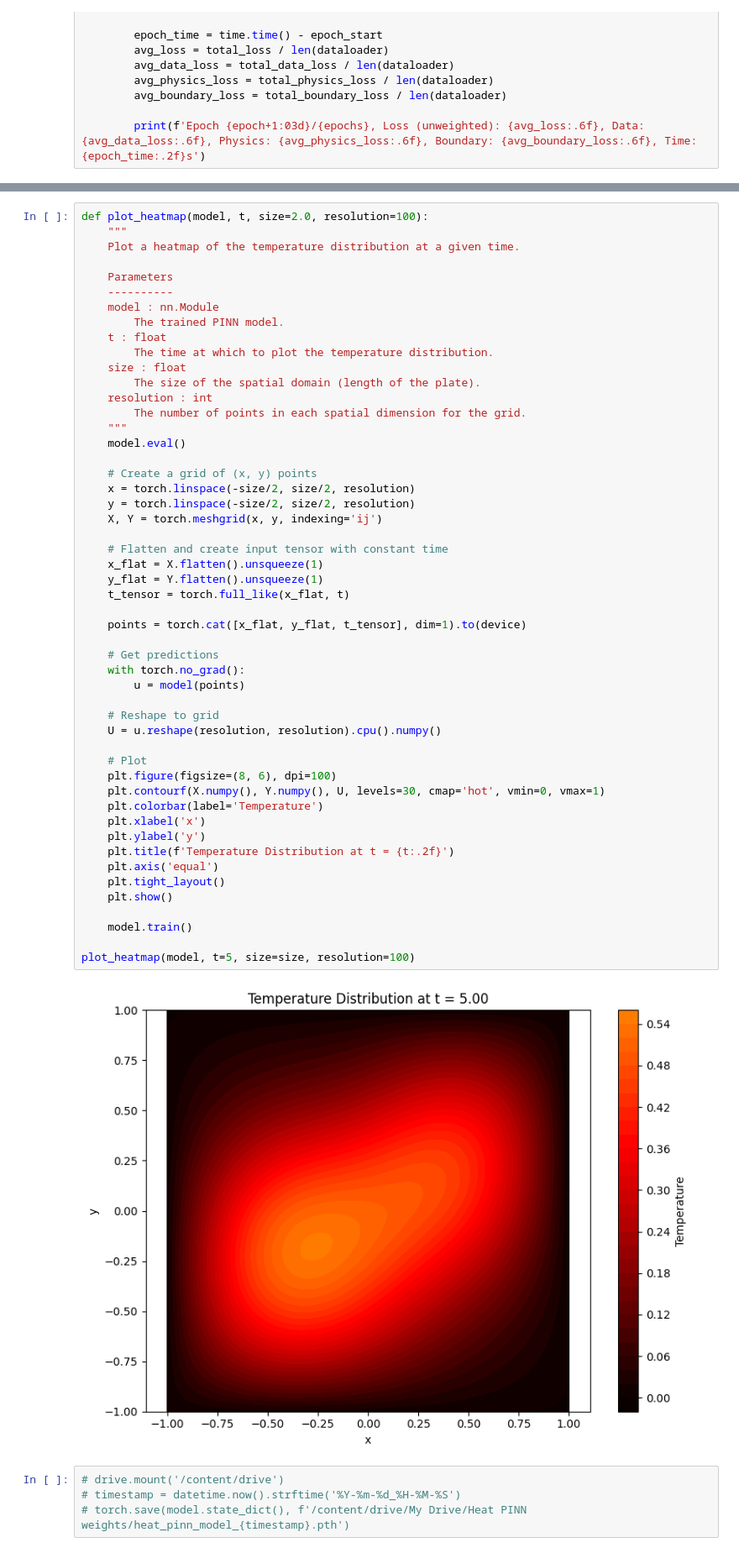
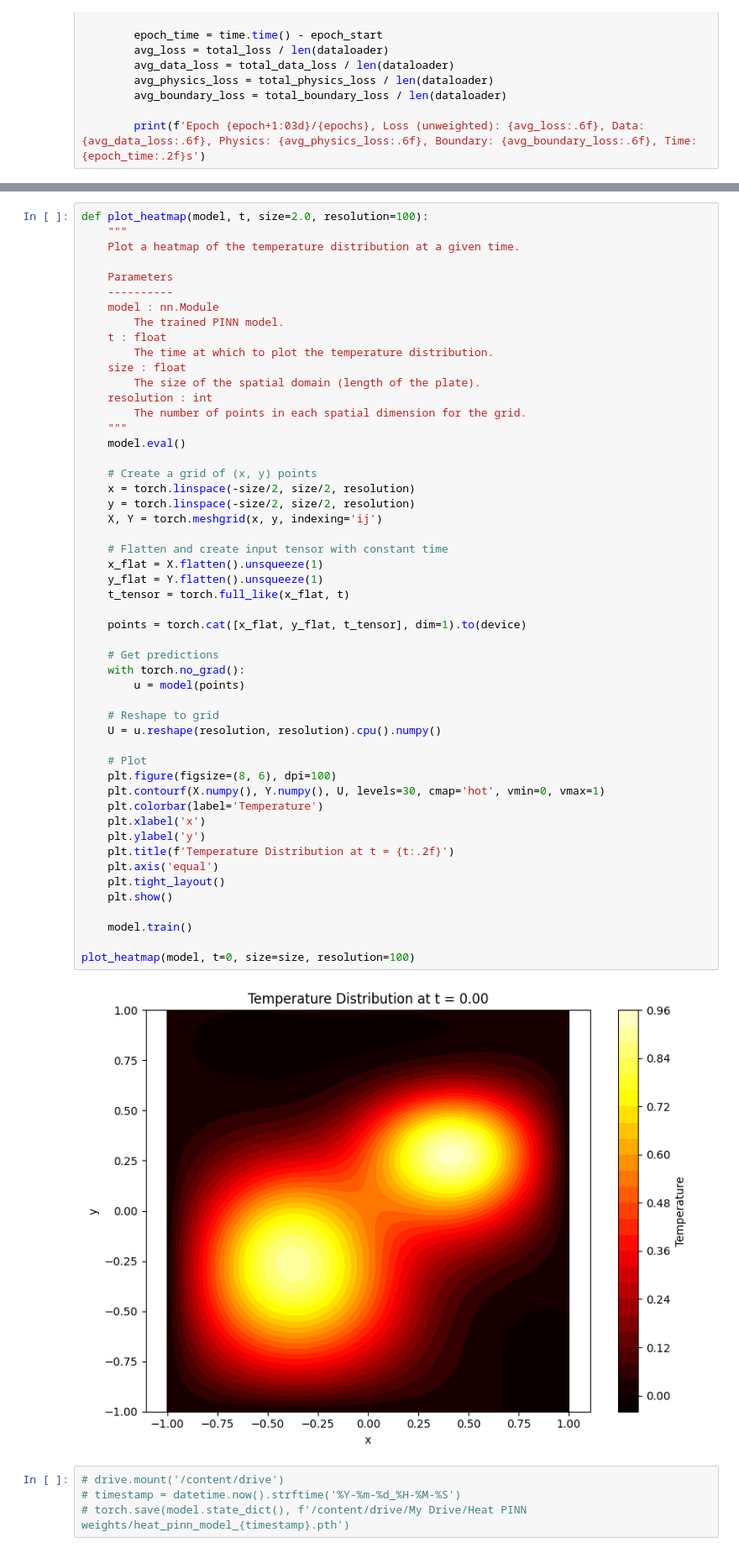
Before and after one commit to brcktn/Inverse-Heat-PINN, a Jupyter notebook: inverse_heat_PINN/noisy.ipynb, the cells around one changed output, grey strips where cells are left out. Shown at 84% size. Drawn from its saved outputs; the diff is of its cells as text.

```diff
--- a/inverse_heat_PINN/noisy.ipynb
+++ b/inverse_heat_PINN/noisy.ipynb
@@ -364,35 +364,35 @@ def plot_heatmap(model, t, size=2.0, resolution=100):
     X, Y = torch.meshgrid(x, y, indexing='ij')
 
     # Flatten and create input tensor with constant time
     x_flat = X.flatten().unsqueeze(1)
     y_flat = Y.flatten().unsqueeze(1)
     t_tensor = torch.full_like(x_flat, t)
 
     points = torch.cat([x_flat, y_flat, t_tensor], dim=1).to(device)
 
     # Get predictions
     with torch.no_grad():
         u = model(points)
 
     # Reshape to grid
     U = u.reshape(resolution, resolution).cpu().numpy()
 
     # Plot
     plt.figure(figsize=(8, 6), dpi=100)
     plt.contourf(X.numpy(), Y.numpy(), U, levels=30, cmap='hot', vmin=0, vmax=1)
     plt.colorbar(label='Temperature')
     plt.xlabel('x')
     plt.ylabel('y')
     plt.title(f'Temperature Distribution at t = {t:.2f}')
     plt.axis('equal')
     plt.tight_layout()
     plt.show()
 
     model.train()
 
-plot_heatmap(model, t=5, size=size, resolution=100)
+plot_heatmap(model, t=0, size=size, resolution=100)
 # %% [output]
-[figure, old version]
+[figure, new version]
 # %%
 # drive.mount('/content/drive')
 # timestamp = datetime.now().strftime('%Y-%m-%d_%H-%M-%S')
```
Also changed, not shown: parts of 2 cells of this notebook, 5 other files.
